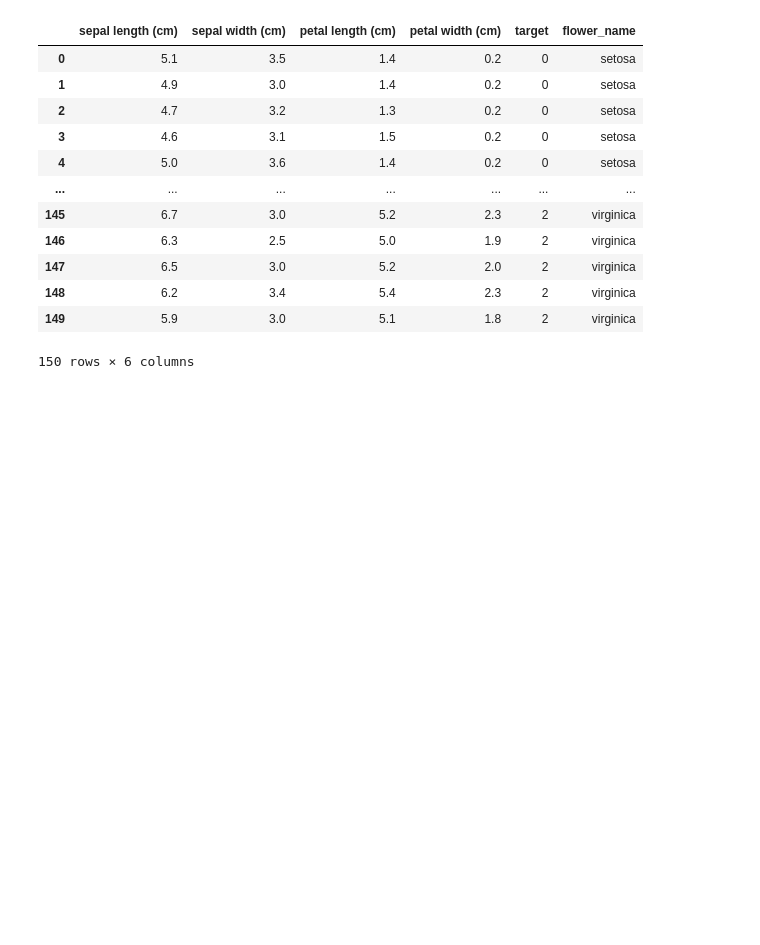
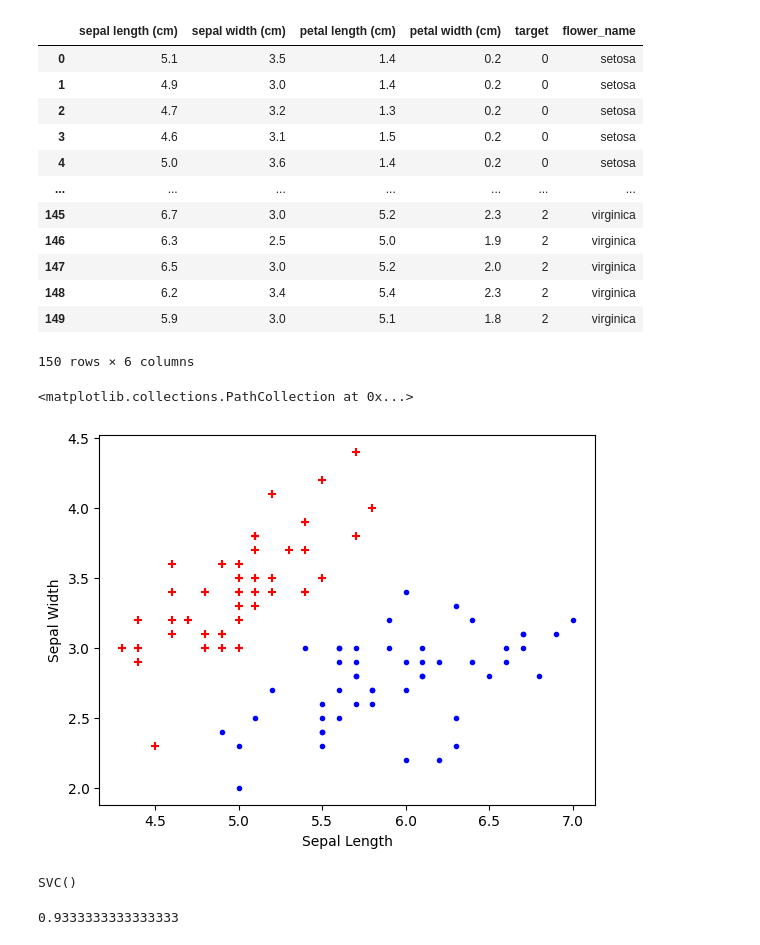
Before and after one commit to NayeemHossenJim/Machine-Learning, a Jupyter notebook: 5. Machine_Learning/10. SVM/iris.ipynb, the cells around one changed output. Saved outputs shown, nothing was run; the diff lists cells and outputs as text; code cells hidden in the pictures; blank space fills up the shorter version.

```diff
--- a/5. Machine_Learning/10. SVM/iris.ipynb
+++ b/5. Machine_Learning/10. SVM/iris.ipynb
@@ -56,3 +56,15 @@ df
 | 148 | 6.2 | 3.4 | 5.4 | 2.3 | 2 | virginica |
 | 149 | 5.9 | 3.0 | 5.1 | 1.8 | 2 | virginica |
 150 rows × 6 columns
+# %%
+df0 = df[df.target==0]
+df1 = df[df.target==1]
+df2 = df[df.target==2]
+# %%
+plt.xlabel('Sepal Length')
+plt.ylabel('Sepal Width')
+plt.scatter(df0["sepal length (cm)"],df0["sepal width (cm)"],color="red",marker="+")
+plt.scatter(df1["sepal length (cm)"],df1["sepal width (cm)"],color="blue",marker=".")
+# %% [output]
+<matplotlib.collections.PathCollection at 0x...>
+[figure, added]
@@ -58,0 +75,10 @@ df
+# %%
+model = SVC()
+model.fit(X_train, y_train)
+# %% [output]
+SVC()
+# %%
+
+model.score(X_test, y_test)
+# %% [output]
+0.9333333333333333
```
Also changed, not shown: parts of 1 cell of this notebook.
